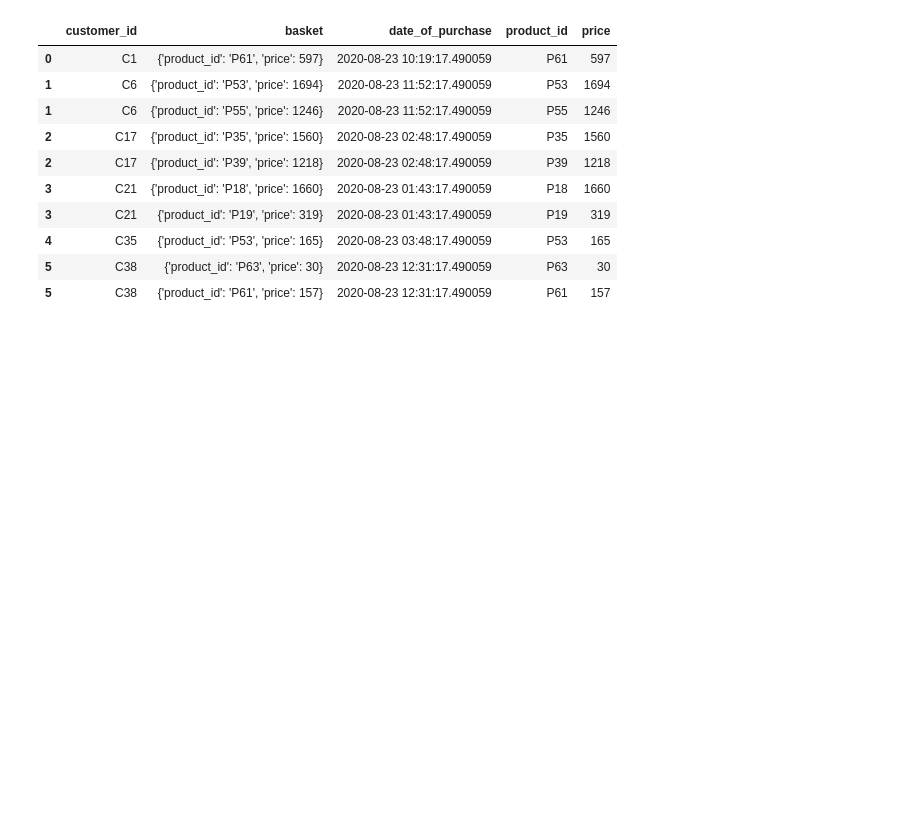
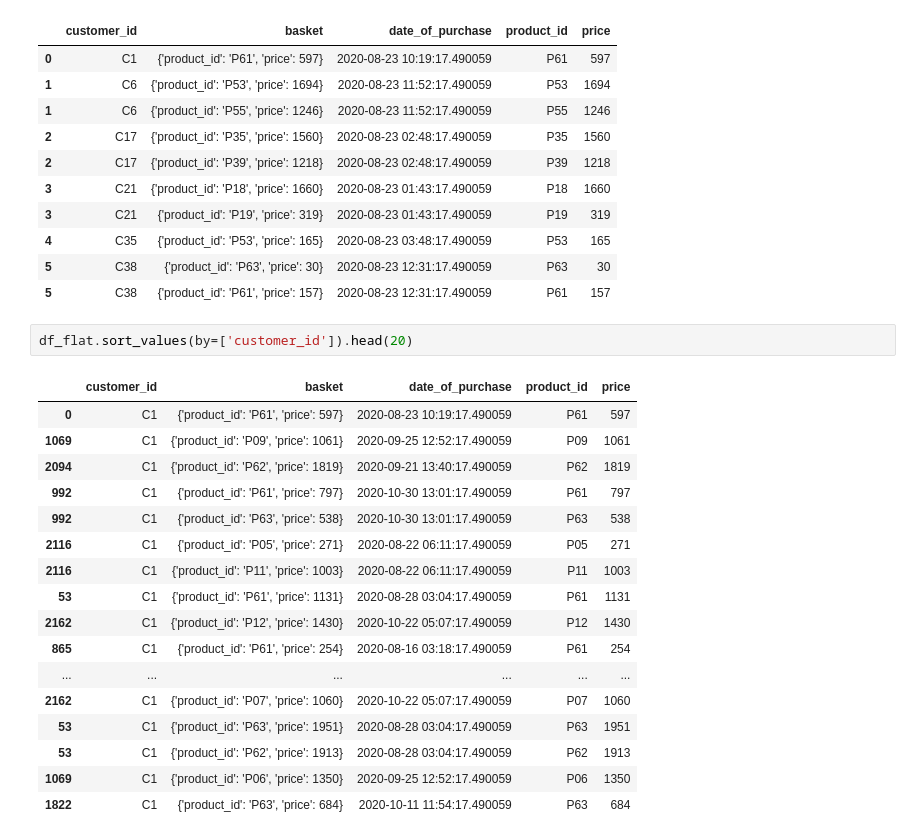
Before and after one commit to dit-x/Data-Engineering, a Jupyter notebook: Insert_data_and_manipulation/starter/process.ipynb, the cells around one changed output. Cells and saved outputs as stored; diff of their text form; blank space fills up the shorter version.

```diff
--- a/Insert_data_and_manipulation/starter/process.ipynb
+++ b/Insert_data_and_manipulation/starter/process.ipynb
@@ -112,3 +112,23 @@ df_flat.head(10)
 | 4 | C35 | {'product_id': 'P53', 'price': 165} | 2020-08-23 03:48:17.490059 | P53 | 165 |
 | 5 | C38 | {'product_id': 'P63', 'price': 30} | 2020-08-23 12:31:17.490059 | P63 | 30 |
 | 5 | C38 | {'product_id': 'P61', 'price': 157} | 2020-08-23 12:31:17.490059 | P61 | 157 |
+# %%
+df_flat.sort_values(by=['customer_id']).head(20)
+# %% [output]
+|  | customer_id | basket | date_of_purchase | product_id | price |
+| 0 | C1 | {'product_id': 'P61', 'price': 597} | 2020-08-23 10:19:17.490059 | P61 | 597 |
+| 1069 | C1 | {'product_id': 'P09', 'price': 1061} | 2020-09-25 12:52:17.490059 | P09 | 1061 |
+| 2094 | C1 | {'product_id': 'P62', 'price': 1819} | 2020-09-21 13:40:17.490059 | P62 | 1819 |
+| 992 | C1 | {'product_id': 'P61', 'price': 797} | 2020-10-30 13:01:17.490059 | P61 | 797 |
+| 992 | C1 | {'product_id': 'P63', 'price': 538} | 2020-10-30 13:01:17.490059 | P63 | 538 |
+| 2116 | C1 | {'product_id': 'P05', 'price': 271} | 2020-08-22 06:11:17.490059 | P05 | 271 |
+| 2116 | C1 | {'product_id': 'P11', 'price': 1003} | 2020-08-22 06:11:17.490059 | P11 | 1003 |
+| 53 | C1 | {'product_id': 'P61', 'price': 1131} | 2020-08-28 03:04:17.490059 | P61 | 1131 |
+| 2162 | C1 | {'product_id': 'P12', 'price': 1430} | 2020-10-22 05:07:17.490059 | P12 | 1430 |
+| 865 | C1 | {'product_id': 'P61', 'price': 254} | 2020-08-16 03:18:17.490059 | P61 | 254 |
+| ... | ... | ... | ... | ... | ... |
+| 2162 | C1 | {'product_id': 'P07', 'price': 1060} | 2020-10-22 05:07:17.490059 | P07 | 1060 |
+| 53 | C1 | {'product_id': 'P63', 'price': 1951} | 2020-08-28 03:04:17.490059 | P63 | 1951 |
+| 53 | C1 | {'product_id': 'P62', 'price': 1913} | 2020-08-28 03:04:17.490059 | P62 | 1913 |
+| 1069 | C1 | {'product_id': 'P06', 'price': 1350} | 2020-09-25 12:52:17.490059 | P06 | 1350 |
+| 1822 | C1 | {'product_id': 'P63', 'price': 684} | 2020-10-11 11:54:17.490059 | P63 | 684 |
```
Also changed, not shown: parts of 7 cells of this notebook, 2 other files.
